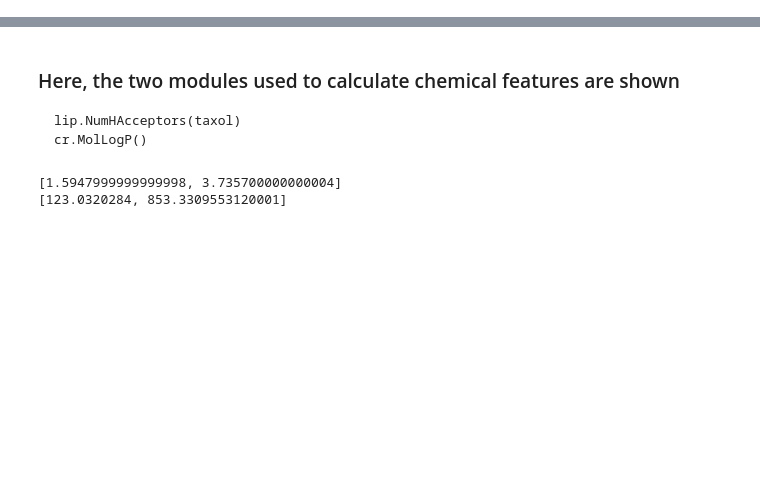
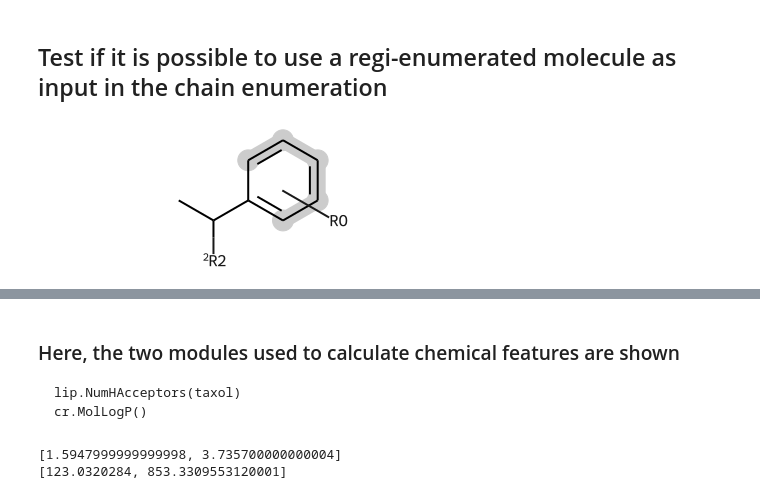
Before and after one commit to RobinEkberg/Molecular-enumeration, a Jupyter notebook: Lipinski-tester.ipynb, the cells around one changed output, grey strips where cells are left out. Drawn from its saved outputs; the diff is of its cells as text; code cells hidden in the pictures; blank space fills up the shorter version.

```diff
--- a/Lipinski-tester.ipynb
+++ b/Lipinski-tester.ipynb
@@ -114,0 +145,8 @@ did not match C++ signature:
+# %% [markdown]
+## Test if it is possible to use a regi-enumerated molecule as input in the chain enumeration
+# %%
+#Instead of writing the whole molecule into the Notebook, just import the file
+test_1 = Chem.MolFromMolFile('/home/robin/Documents/Learning programming/RDkit/Test-molecule.mol')
+test_1
+# %% [output]
+[figure, added]
```
Also changed, not shown: parts of 32 cells of this notebook.
